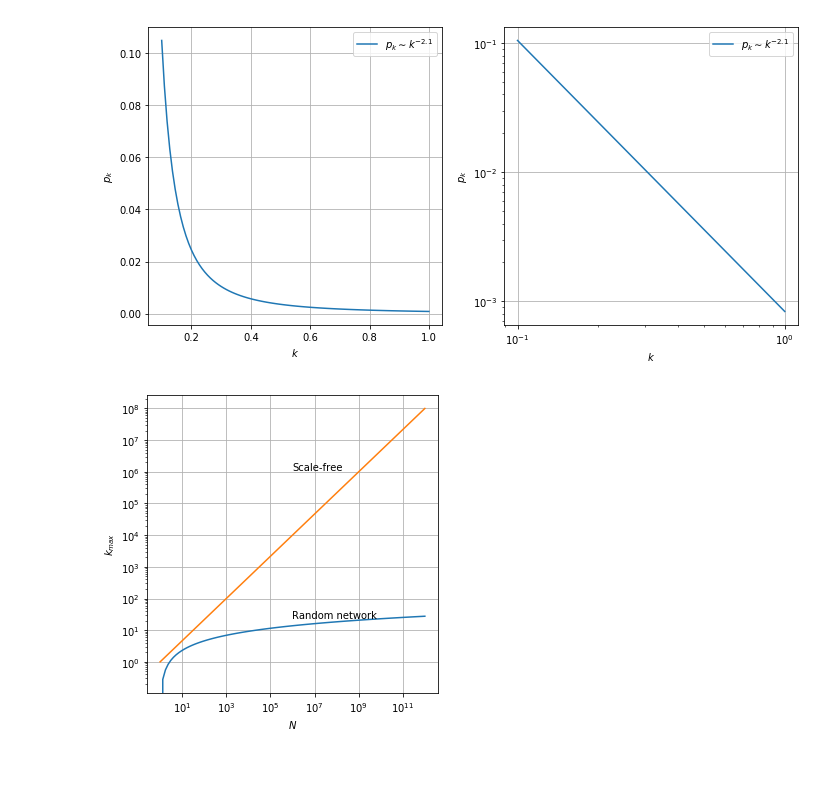
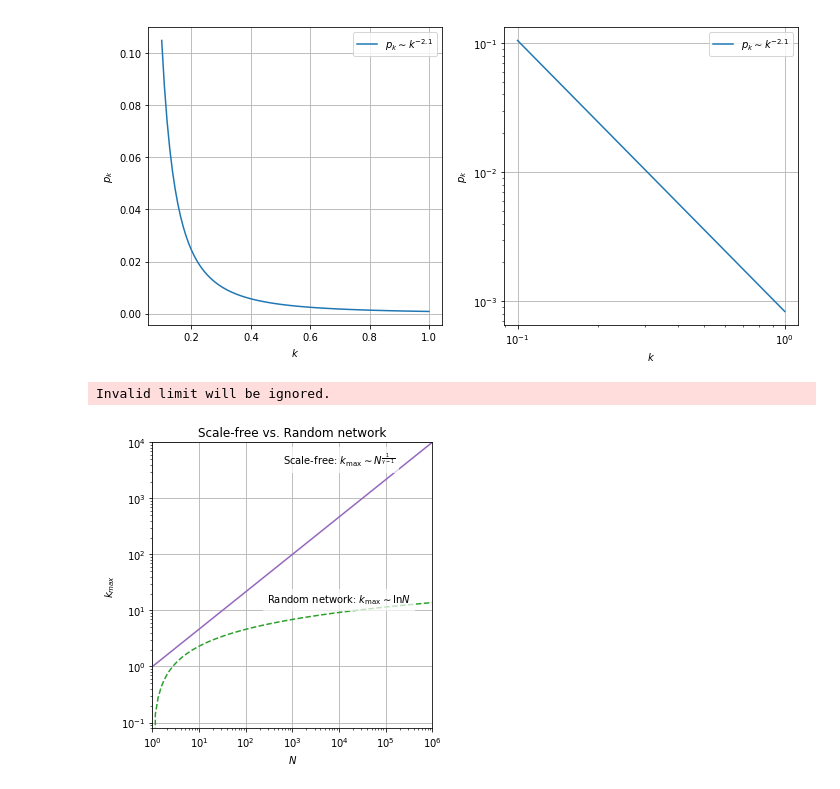
Before and after one commit to shumez/NetworkScience, a Jupyter notebook: NetworkScience/04/code.ipynb, the cells around one changed output. Drawn from its saved outputs; the diff is of its cells as text; code cells hidden in the pictures.

```diff
--- a/NetworkScience/04/code.ipynb
+++ b/NetworkScience/04/code.ipynb
@@ -33,4 +33,6 @@ ipython\t\t{}
 ----------------------
 networkx\t{}"""
     .format(dt.year, dt.month, dt.day, dt.hour, dt.minute, dt.second, np.__version__, scipy.__version__, pd.__version__, matplotlib.__version__, IPython.__version__, nx.__version__))
+
+color = ['#1f77b4', '#ff7f0e', '#2ca02c', '#d62728', '#9467bd', '#8c564b', '#e377c2', '#7f7f7f', '#bcbd22', '#17becf']
 # %% [output]
@@ -145,31 +147,34 @@ plt.show()
 # %%
 def random_network(N):
     return np.log(N)
 
 def scale_free(N, gamma):
     return N**(1/(gamma - 1))
 
-Ns = 10 ** np.linspace(0, 12, 100)
+N = 10 ** np.linspace(0, 6, 100)
 gamma = 2.5
 
 fig, ax = plt.subplots(figsize=(5,5))
 
-ks_rn = random_network(Ns)
-ks_sf = scale_free(N, gamma)
-ax.plot(Ns, ks_rn, label='Random network')
-ax.plot(Ns, ks_sf, label='Scale-free')
-ax.text(10**6, random_network(10**9), 'Random network', va='bottom')
-# , r'$k_{max}\simN^{\frac{1}{(\gamma-1)}$'
-ax.text(10**6, scale_free(10**9, gamma), 'Scale-free', va='bottom')
+ax.plot(N, random_network(N), label=('Random network'), c=color[2], linestyle='--')
+ax.plot(N, scale_free(N, gamma), label=('Scale-free'), c=color[4])
+
+ax.text(10**4, random_network(10**5.1), ('Random network: ' r'$k_{\max} \sim \ln{N}$'), ha='center', va='bottom', bbox=dict(fc='white', ec='none', alpha=.7))
+ax.text(10**4, scale_free(10**5.3, gamma), ('Scale-free: ' r'$k_{\max} \sim N^{\frac{1}{\gamma - 1}}$'), ha='center', va='bottom', bbox=dict(fc='white', ec='none', alpha=.7))
+
 ax.set_xscale('log')
 ax.set_yscale('log')
 ax.set_xlabel(r'$N$')
 ax.set_ylabel(r'$k_{max}$')
-# ax.set_xlim(right=np.max(np.max(ks_rn), np.max(ks_sf)))
+ax.set_xlim(1, 10**6)
+ax.set_ylim(0, 10**4)
 ax.grid(True)
+ax.set_title('Scale-free vs. Random network')
 # ax.legend('best')
 
 plt.tight_layout()
+plt.savefig('fig/fig0405.png')
 plt.show()
 # %% [output]
+Invalid limit will be ignored.
-[figure, old version]
+[figure, new version]
```
Also changed, not shown: parts of 2 cells of this notebook.
